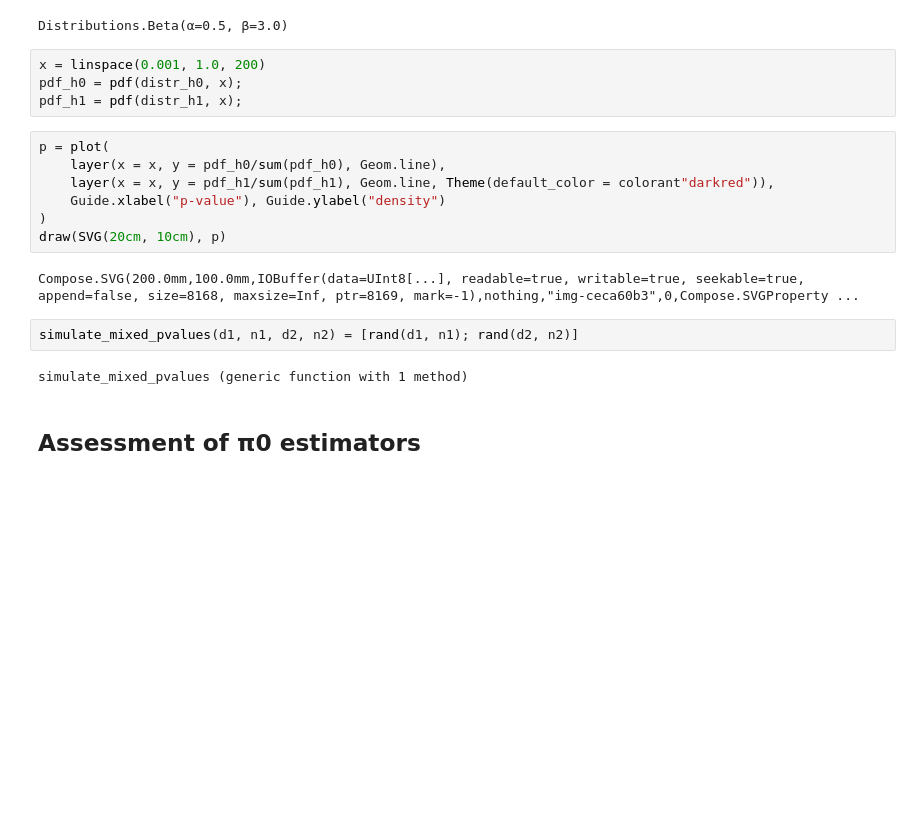
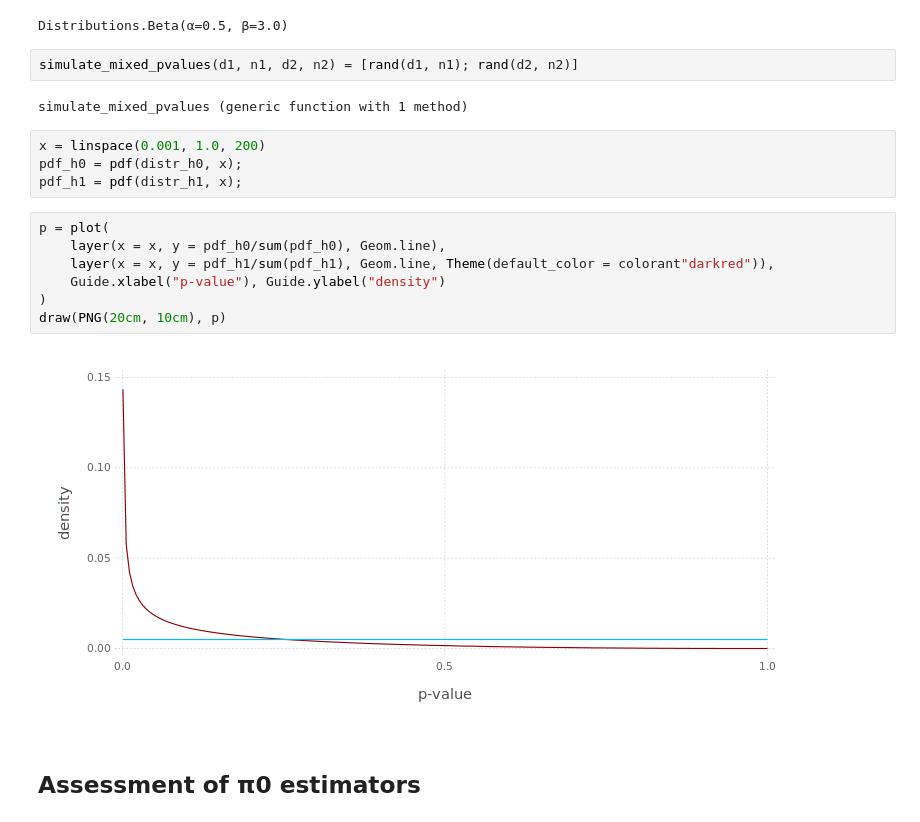
Before and after one commit to juliangehring/MultipleTesting.jl, a Jupyter notebook: doc/notebooks/pi0-estimation.ipynb, the cells around one changed output. Cells and saved outputs as stored; diff of their text form; blank space fills up the shorter version.

```diff
--- a/doc/notebooks/pi0-estimation.ipynb
+++ b/doc/notebooks/pi0-estimation.ipynb
@@ -16,6 +18,10 @@ distr_h0 = Uniform()
 distr_h1 = Beta(0.5, 3)
 # %% [output]
 Distributions.Beta(α=0.5, β=3.0)
+# %%
+simulate_mixed_pvalues(d1, n1, d2, n2) = [rand(d1, n1); rand(d2, n2)]
+# %% [output]
+simulate_mixed_pvalues (generic function with 1 method)
 # %%
 x = linspace(0.001, 1.0, 200)
 pdf_h0 = pdf(distr_h0, x);
@@ -23,16 +29,12 @@ pdf_h1 = pdf(distr_h1, x);
 # %%
 p = plot(
     layer(x = x, y = pdf_h0/sum(pdf_h0), Geom.line),
     layer(x = x, y = pdf_h1/sum(pdf_h1), Geom.line, Theme(default_color = colorant"darkred")),
     Guide.xlabel("p-value"), Guide.ylabel("density")
 )
-draw(SVG(20cm, 10cm), p)
+draw(PNG(20cm, 10cm), p)
 # %% [output]
-Compose.SVG(200.0mm,100.0mm,IOBuffer(data=UInt8[...], readable=true, writable=true, seekable=true, append=false, size=8168, maxsize=Inf, ptr=8169, mark=-1),nothing,"img-ceca60b3",0,Compose.SVGProperty ...
+[figure, added]
-# %%
-simulate_mixed_pvalues(d1, n1, d2, n2) = [rand(d1, n1); rand(d2, n2)]
-# %% [output]
-simulate_mixed_pvalues (generic function with 1 method)
 # %% [markdown]
 ## Assessment of π0 estimators
 # %% [markdown]
```
Also changed, not shown: parts of 5 cells of this notebook, 19 other files.
